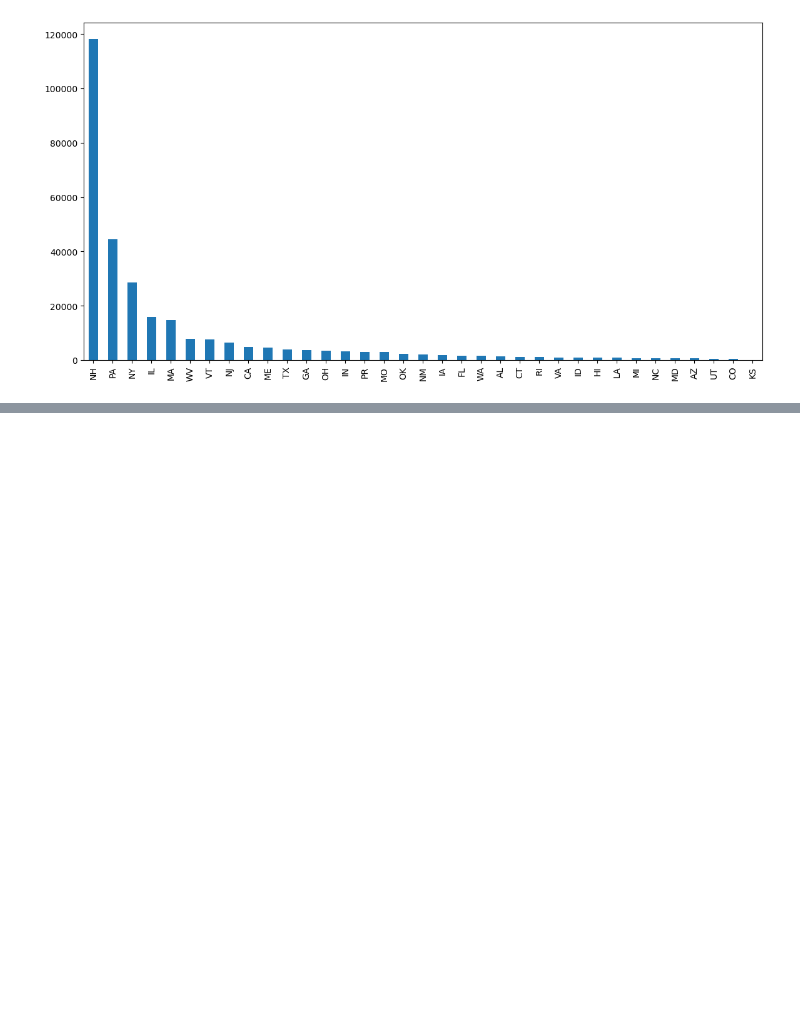
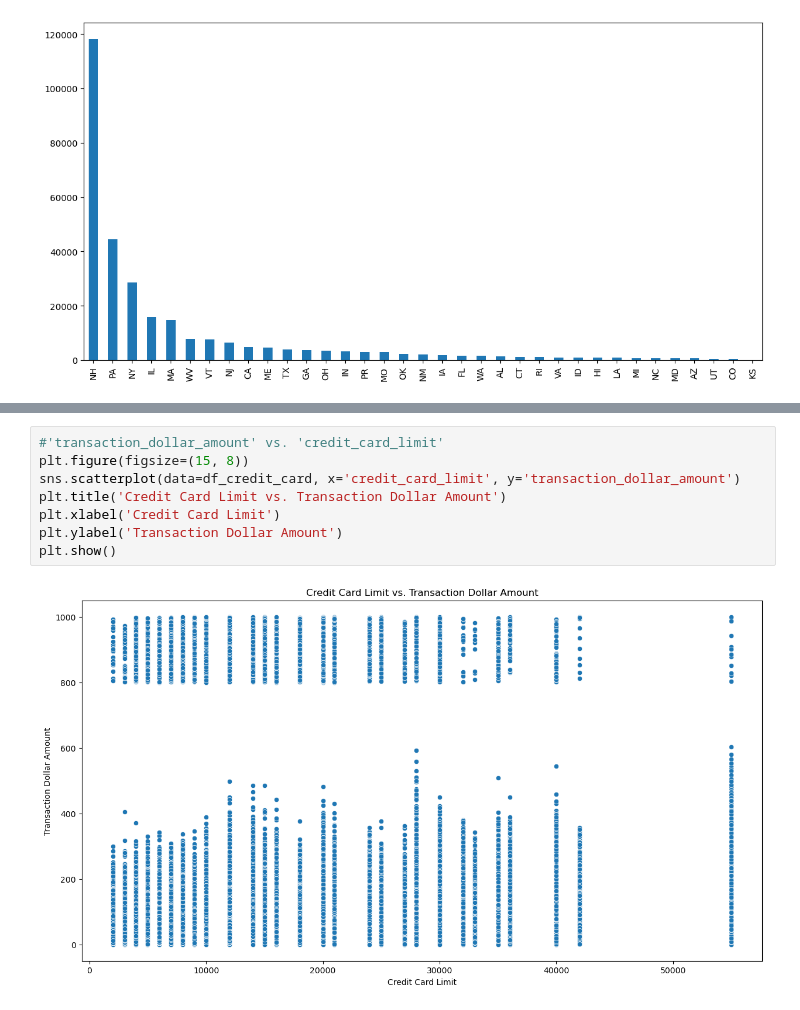
Before and after one commit to hajar-kaddouri/Final-Project2023, a Jupyter notebook: fun.ipynb, the cells around one changed output, grey strips where cells are left out. Cells and saved outputs as stored; diff of their text form; blank space fills up the shorter version.

```diff
--- a/fun.ipynb
+++ b/fun.ipynb
@@ -217,0 +241,10 @@ if __name__ == "__main__":
+# %%
+#'transaction_dollar_amount' vs. 'credit_card_limit'
+plt.figure(figsize=(15, 8))
+sns.scatterplot(data=df_credit_card, x='credit_card_limit', y='transaction_dollar_amount')
+plt.title('Credit Card Limit vs. Transaction Dollar Amount')
+plt.xlabel('Credit Card Limit')
+plt.ylabel('Transaction Dollar Amount')
+plt.show()
+# %% [output]
+[figure, added]
```
Also changed, not shown: parts of 3 cells of this notebook.
